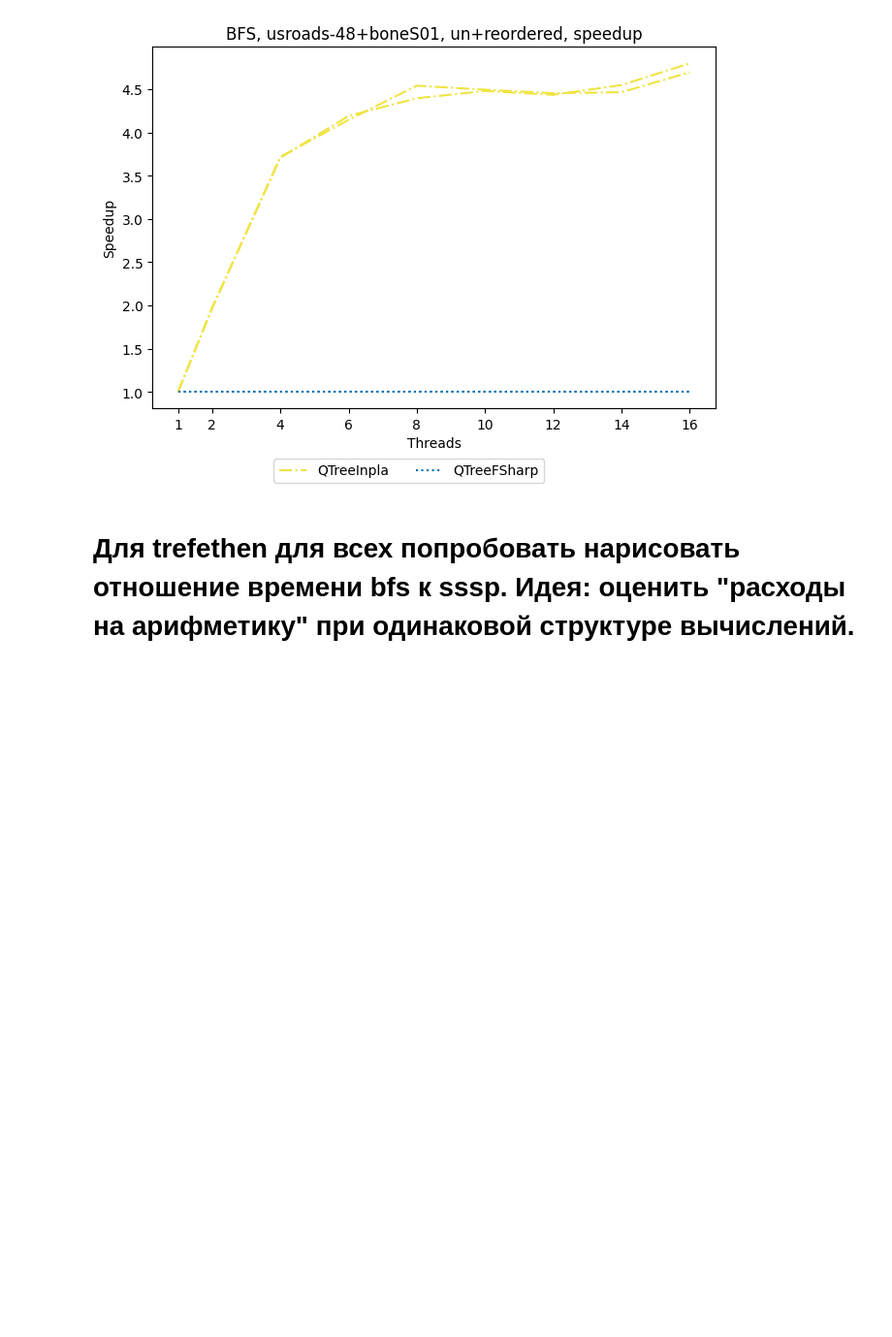
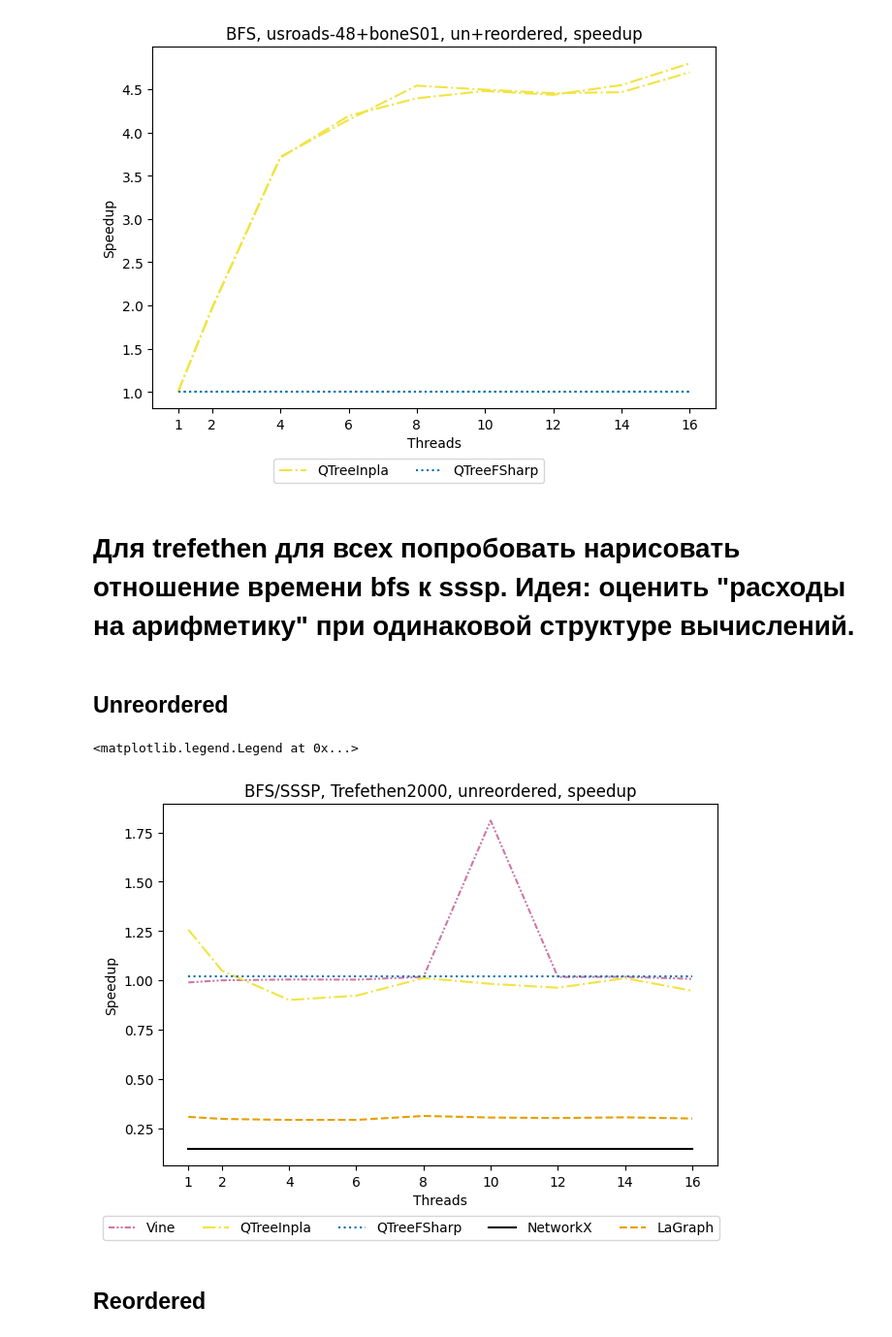
Before and after one commit to Lamagraph/graph-benchmarks, a Jupyter notebook: plots.ipynb, the cells around one changed output. Shown at 97% size. Cells and saved outputs as stored; diff of their text form; code cells hidden in the pictures; blank space fills up the shorter version.

Commit message:
WIP plots

```diff
--- a/plots.ipynb
+++ b/plots.ipynb
@@ -413,0 +421,58 @@ fig.legend(loc="outside lower center", ncols=2)
+# %% [markdown]
+## Unreordered
+# %%
+trefethen_inpla_ratio = trefethen_bfs_inpla_times / trefethen_sssp_inpla_times
+trefethen_fsharp_ratio = trefethen_bfs_fsharp_times / trefethen_sssp_fsharp_times
+trefethen_lagraph_ratio = trefethen_bfs_lagraph_times / trefethen_sssp_lagraph_times
+trefethen_networkx_ratio = trefethen_bfs_networkx_times / trefethen_sssp_networkx_times
+trefethen_vine_ratio = trefethen_bfs_vine_times / trefethen_sssp_vine_times
+# %%
+fig, ax = plt.subplots(layout="constrained")
+ax.set_title("BFS/SSSP, Trefethen2000, unreordered, speedup")
+
+ax.set_xticks(thread_counts)
+ax.set_xlabel("Threads")
+ax.set_ylabel("Speedup")
+
+ax.plot(
+    thread_counts,
+    trefethen_vine_ratio,
+    color="#CC79A7",
+    linestyle=(0, (3, 1, 1, 1, 1, 1)),
+    label="Vine",
+)
+ax.plot(
+    thread_counts,
+    trefethen_inpla_ratio,
+    color="#F0E442",
+    linestyle="-.",
+    label="QTreeInpla",
+)
+ax.plot(
+    thread_counts,
+    trefethen_fsharp_ratio,
+    color="#0072B2",
+    linestyle=":",
+    label="QTreeFSharp",
+)
+ax.plot(
+    thread_counts,
+    trefethen_networkx_ratio,
+    color="#000000",
+    linestyle="-",
+    label="NetworkX",
+)
+ax.plot(
+    thread_counts,
+    trefethen_lagraph_ratio,
+    color="#E69F00",
+    linestyle="--",
+    label="LaGraph",
+)
+
+fig.legend(loc="outside lower center", ncols=5)
+# %% [output]
+<matplotlib.legend.Legend at 0x...>
+[figure, added]
+# %% [markdown]
+## Reordered
```
Also changed, not shown: parts of 9 cells of this notebook.
